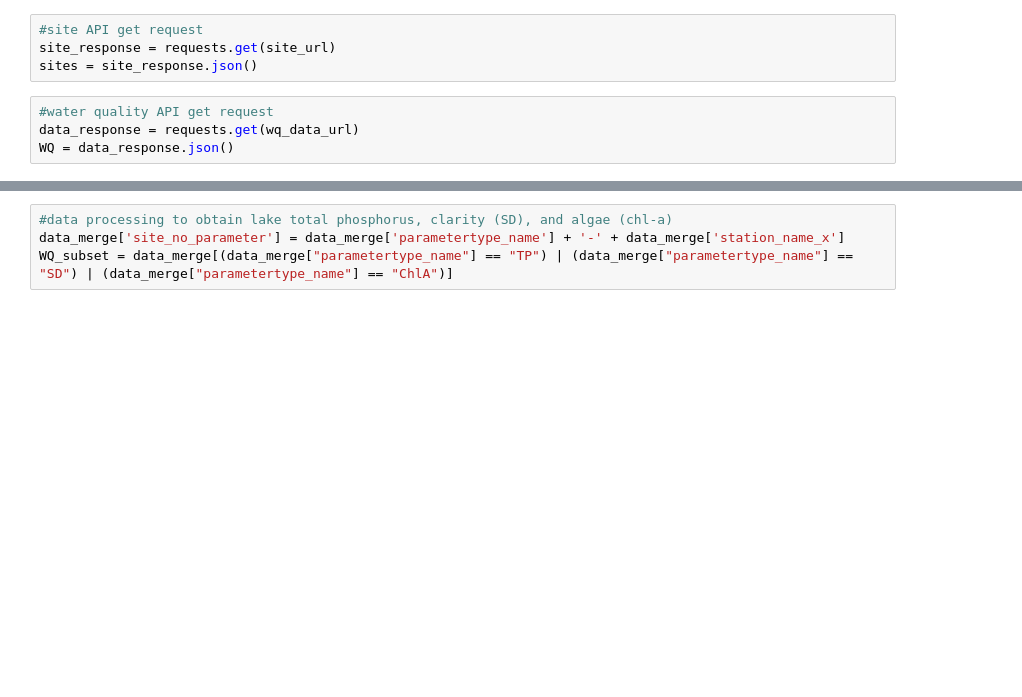
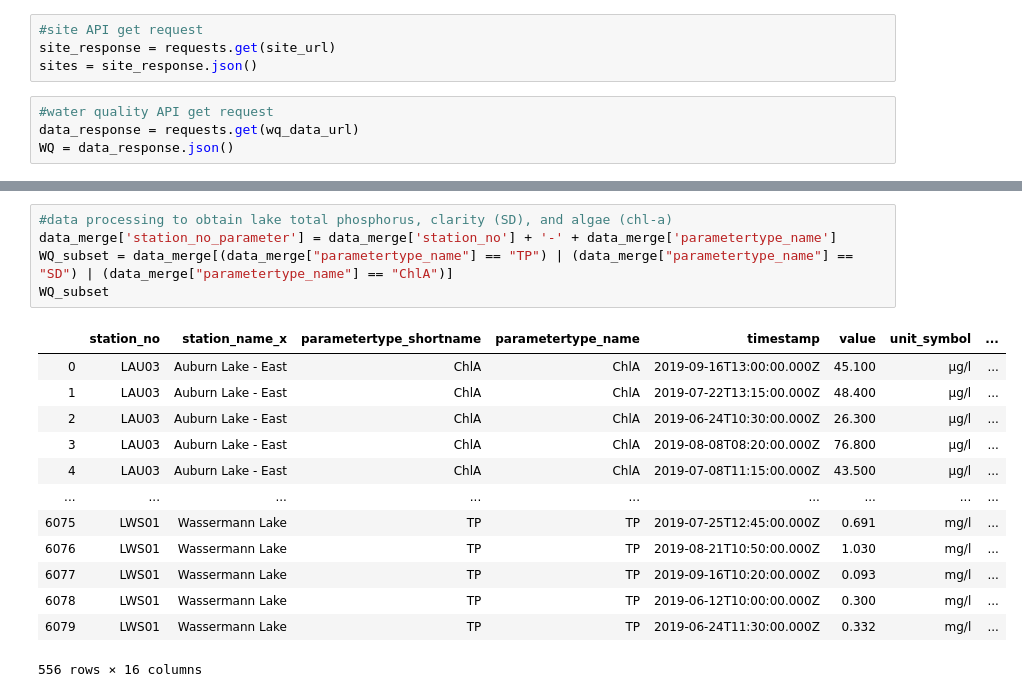
Before and after one commit to bbeck0744/WISKI_WQ_Lakes, a Jupyter notebook: lake_API_Call.ipynb, the cells around one changed output, grey strips where cells are left out. Cells and saved outputs as stored; diff of their text form; blank space fills up the shorter version.

```diff
--- a/lake_API_Call.ipynb
+++ b/lake_API_Call.ipynb
@@ -38,6 +52,21 @@ data_merge = pd.merge(WQ_df, sites_df, on="station_no", how="left")
 # %%
 #data processing to obtain lake total phosphorus, clarity (SD), and algae (chl-a)
-data_merge['site_no_parameter'] = data_merge['parametertype_name'] + '-' + data_merge['station_name_x']
+data_merge['station_no_parameter'] = data_merge['station_no'] + '-' + data_merge['parametertype_name']
 WQ_subset = data_merge[(data_merge["parametertype_name"] == "TP") | (data_merge["parametertype_name"] == "SD") | (data_merge["parametertype_name"] == "ChlA")]
+WQ_subset
+# %% [output]
+|  | station_no | station_name_x | parametertype_shortname | parametertype_name | timestamp | value | unit_symbol | ... |
+| 0 | LAU03 | Auburn Lake - East | ChlA | ChlA | 2019-09-16T13:00:00.000Z | 45.100 | µg/l | ... |
+| 1 | LAU03 | Auburn Lake - East | ChlA | ChlA | 2019-07-22T13:15:00.000Z | 48.400 | µg/l | ... |
+| 2 | LAU03 | Auburn Lake - East | ChlA | ChlA | 2019-06-24T10:30:00.000Z | 26.300 | µg/l | ... |
+| 3 | LAU03 | Auburn Lake - East | ChlA | ChlA | 2019-08-08T08:20:00.000Z | 76.800 | µg/l | ... |
+| 4 | LAU03 | Auburn Lake - East | ChlA | ChlA | 2019-07-08T11:15:00.000Z | 43.500 | µg/l | ... |
+| ... | ... | ... | ... | ... | ... | ... | ... | ... |
+| 6075 | LWS01 | Wassermann Lake | TP | TP | 2019-07-25T12:45:00.000Z | 0.691 | mg/l | ... |
+| 6076 | LWS01 | Wassermann Lake | TP | TP | 2019-08-21T10:50:00.000Z | 1.030 | mg/l | ... |
+| 6077 | LWS01 | Wassermann Lake | TP | TP | 2019-09-16T10:20:00.000Z | 0.093 | mg/l | ... |
+| 6078 | LWS01 | Wassermann Lake | TP | TP | 2019-06-12T10:00:00.000Z | 0.300 | mg/l | ... |
+| 6079 | LWS01 | Wassermann Lake | TP | TP | 2019-06-24T11:30:00.000Z | 0.332 | mg/l | ... |
+556 rows × 16 columns
 # %%
 #calculate annual averages
```
Also changed, not shown: parts of 8 cells of this notebook.
